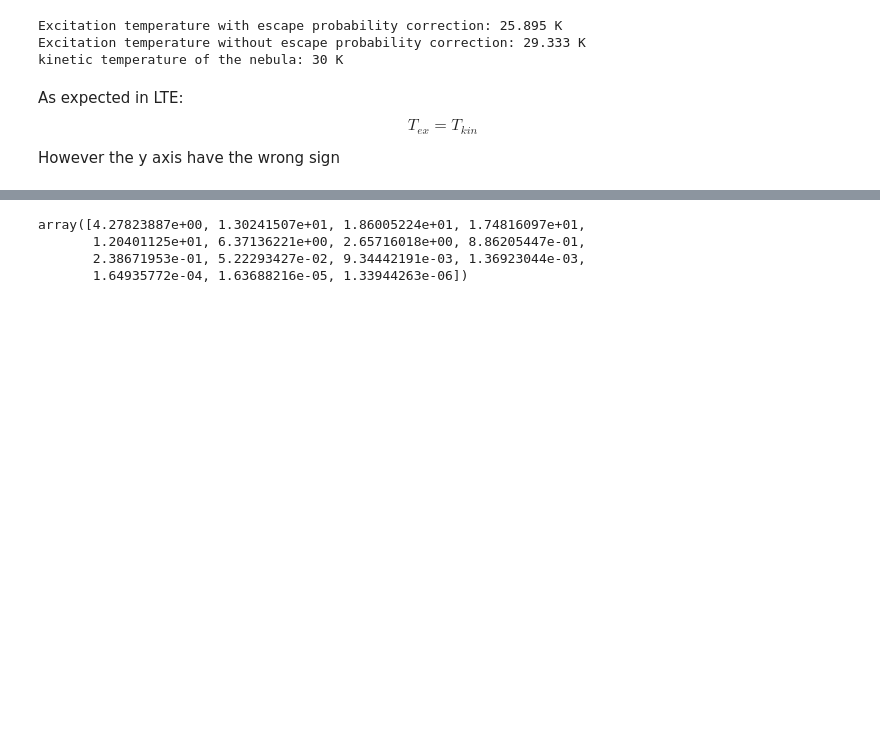
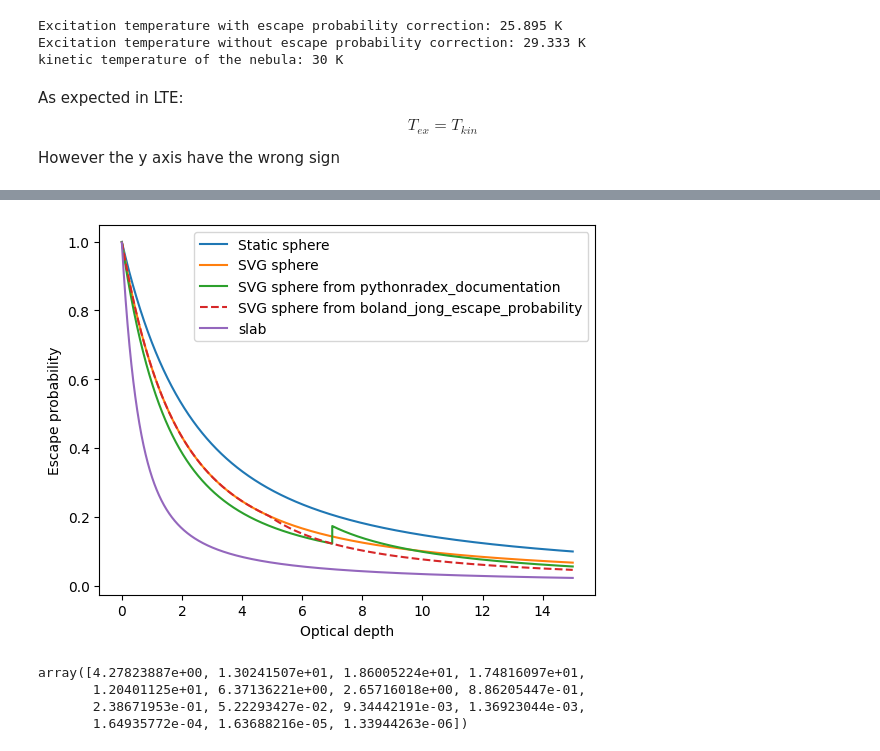
Before and after one commit to aleksej-rodano/phas0052_project, a Jupyter notebook: pythonradex_clean.ipynb, the cells around one changed output, grey strips where cells are left out. Drawn from its saved outputs; the diff is of its cells as text; code cells hidden in the pictures; blank space fills up the shorter version.

Commit message:
improved escape probability investigation

```diff
--- a/pythonradex_clean.ipynb
+++ b/pythonradex_clean.ipynb
@@ -591,3 +589,77 @@ def beta_tau_test(tau_nu):
+# %%
+# different ways to calculate the escape probability
+def beta_sphere(tau_nu):
+    """Calculate the escape probability for homogeneous, static sphere"""
+    tau_nu = np.where(tau_nu == 0, np.nan, tau_nu)  # Avoid division by zero
+    return (3 / (2 * tau_nu)) * (1 - (2 / tau_nu**2) + ((2 / tau_nu) + (2 / tau_nu**2)) * np.exp(-tau_nu))
+
+
+def svg_escape_probability(tau_nu):
+    """Calculate the escape probability for an expanding sphere"""
+    tau_nu = np.where(tau_nu == 0, np.nan, tau_nu)  # Avoid division by zero
+    return (1 - np.exp(-tau_nu)) / tau_nu
+
+
+def beta_slab(tau_nu):
+    """Calculate the escape probability for a slab"""
+    tau_nu = np.where(tau_nu == 0, np.nan, tau_nu)  # Avoid division by zero
+    return (1 - np.exp(-3 * tau_nu)) / (3 * tau_nu)
+
+
+def beta_pythonradex_documentation(tau_nu):
+    """
+    Calculate the escape probability based on RADEX documentation.
+
+    Parameters:
+    tau_nu (float or np.array): Optical depth τ_ν.
+
+    Returns:
+    float or np.array: Computed β(τ_ν).
+    """
+    tau_nu = np.where(tau_nu == 0, np.nan, tau_nu)  # Avoid division by zero
+    beta = np.where(
+        tau_nu >= 7,
+        1 / (tau_nu * np.sqrt(np.log(tau_nu / (2 * np.sqrt(np.pi))))),
+        (4 - 4 * np.exp(-2.34 * tau_nu / 2)) / (4.68 * tau_nu),
+    )
+    return beta
+
+
+def boland_jong_escape_probability(tau_nu):
+    """
+    Compute escape probability based on equation given in appendix A.
+    """
+    tau_nu = np.where(tau_nu == 0, np.nan, tau_nu)  # Avoid division by zero
+    beta = np.where(
+        tau_nu < 4.9,
+        (1 - np.exp(-tau_nu)) / tau_nu,
+        1 / (tau_nu * np.sqrt(np.log(tau_nu / (np.sqrt(np.pi))))),
+    )
+    return beta
+
+
+tau_array = np.linspace(0, 15, int(1e4))
+beta_sphere_array = beta_sphere(tau_array)
+svg_escape_probability_array = svg_escape_probability(tau_array)
+beta_slab_array = beta_slab(tau_array)
+tau_pythonradex_documentation_array = beta_pythonradex_documentation(tau_array)
+boland_jong_escape_probability_array = boland_jong_escape_probability(tau_array)
+
+# plot the escape probability
+plt.plot(tau_array, beta_sphere_array, label="Static sphere")
+plt.plot(tau_array, svg_escape_probability_array, label="SVG sphere")
+
+plt.plot(tau_array, tau_pythonradex_documentation_array, label="SVG sphere from pythonradex_documentation")
+plt.plot(tau_array, boland_jong_escape_probability_array, "--", label="SVG sphere from boland_jong_escape_probability")
+plt.plot(tau_array, beta_slab_array, label="slab")
+
+
+plt.xlabel("Optical depth")
+plt.ylabel("Escape probability")
+plt.legend()
+plt.show()
+# %% [output]
+[figure, added]
 # %%
 # get optical depth
 tauCo = cloud.tau_nu(nu=nu0_arrayCo)
```
Also changed, not shown: parts of 6 cells of this notebook.
